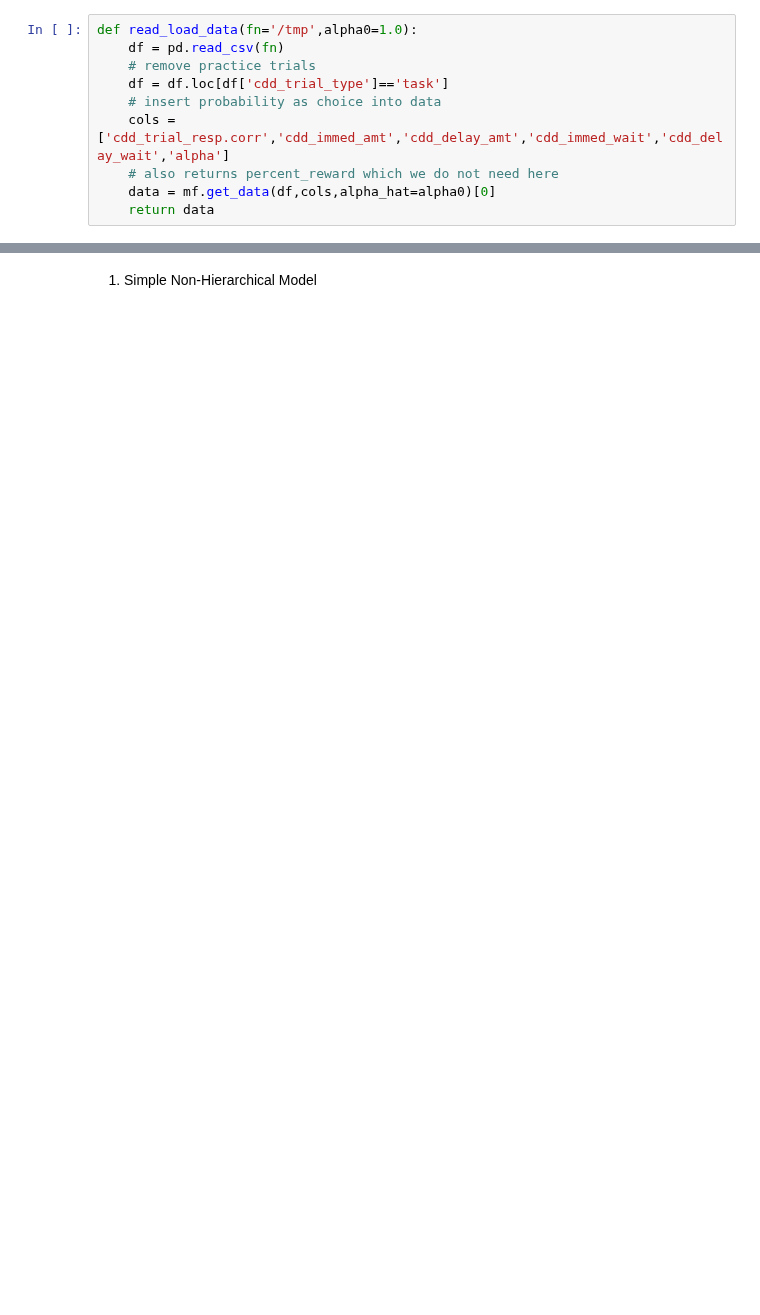
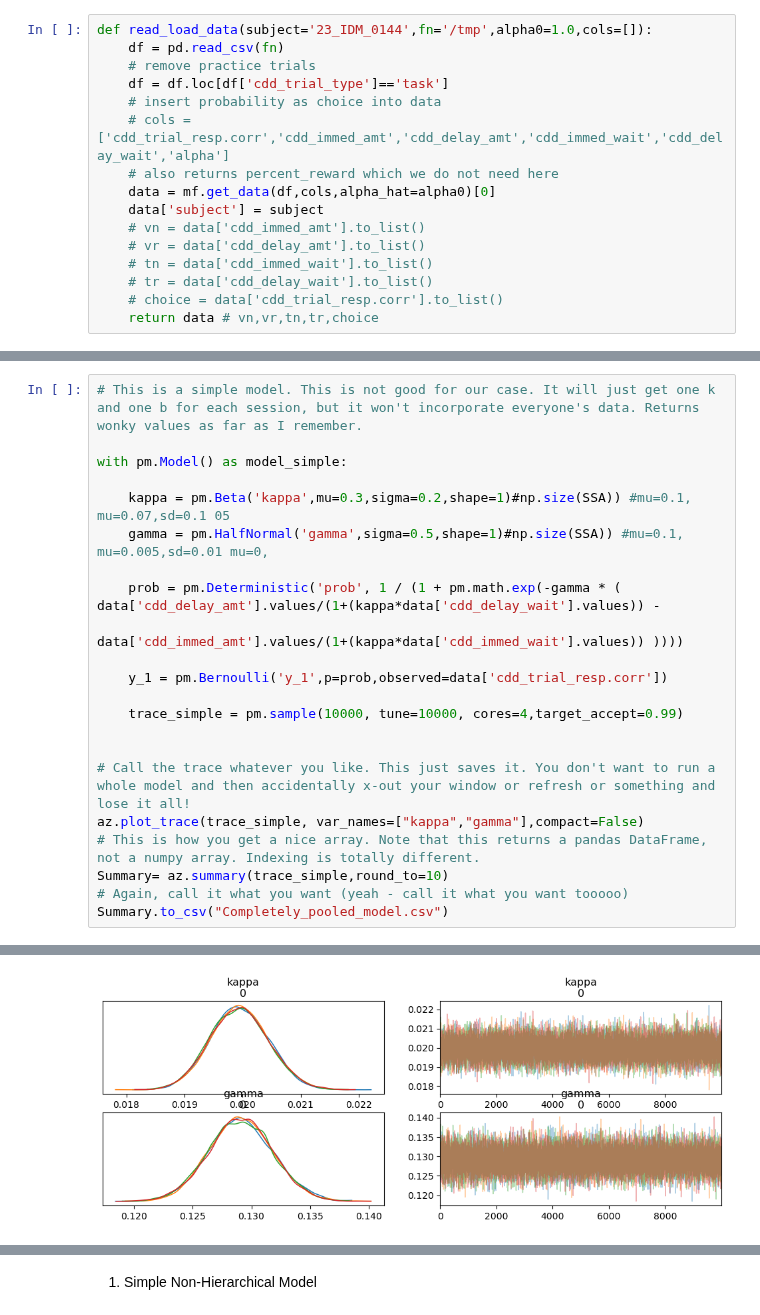
Before and after one commit to CDN-Lab/BH_model, a Jupyter notebook: BayesHigh_Modeling_rp.ipynb, the cells around one changed output, grey strips where cells are left out. Saved outputs shown, nothing was run; the diff lists cells and outputs as text; blank space fills up the shorter version.

Commit message:
running completely pooled model first to get prior for subject wise modeling

```diff
--- a/BayesHigh_Modeling_rp.ipynb
+++ b/BayesHigh_Modeling_rp.ipynb
@@ -33,10 +34,16 @@ from IDM_model.src import model_functions as mf
 # %%
-def read_load_data(fn='/tmp',alpha0=1.0):
+def read_load_data(subject='23_IDM_0144',fn='/tmp',alpha0=1.0,cols=[]):
     df = pd.read_csv(fn)
     # remove practice trials
     df = df.loc[df['cdd_trial_type']=='task']
     # insert probability as choice into data
-    cols = ['cdd_trial_resp.corr','cdd_immed_amt','cdd_delay_amt','cdd_immed_wait','cdd_delay_wait','alpha']
+    # cols = ['cdd_trial_resp.corr','cdd_immed_amt','cdd_delay_amt','cdd_immed_wait','cdd_delay_wait','alpha']
     # also returns percent_reward which we do not need here
     data = mf.get_data(df,cols,alpha_hat=alpha0)[0]
-    return data
+    data['subject'] = subject
+    # vn = data['cdd_immed_amt'].to_list()
+    # vr = data['cdd_delay_amt'].to_list()
+    # tn = data['cdd_immed_wait'].to_list()
+    # tr = data['cdd_delay_wait'].to_list()
+    # choice = data['cdd_trial_resp.corr'].to_list()
+    return data # vn,vr,tn,tr,choice
@@ -71,0 +111,23 @@ y_simple = data['cdd_trial_resp.corr'].values
+# %%
+# This is a simple model. This is not good for our case. It will just get one k and one b for each session, but it won't incorporate everyone's data. Returns wonky values as far as I remember.
+
+with pm.Model() as model_simple:
+
+    kappa = pm.Beta('kappa',mu=0.3,sigma=0.2,shape=1)#np.size(SSA)) #mu=0.1, mu=0.07,sd=0.1 05
+    gamma = pm.HalfNormal('gamma',sigma=0.5,shape=1)#np.size(SSA)) #mu=0.1, mu=0.005,sd=0.01 mu=0,
+
+    prob = pm.Deterministic('prob', 1 / (1 + pm.math.exp(-gamma * ( data['cdd_delay_amt'].values/(1+(kappa*data['cdd_delay_wait'].values)) -
+                                                                   data['cdd_immed_amt'].values/(1+(kappa*data['cdd_immed_wait'].values)) ))))
+
+    y_1 = pm.Bernoulli('y_1',p=prob,observed=data['cdd_trial_resp.corr'])
+
+    trace_simple = pm.sample(10000, tune=10000, cores=4,target_accept=0.99)
+
+
+# Call the trace whatever you like. This just saves it. You don't want to run a whole model and then accidentally x-out your window or refresh or something and lose it all!
+az.plot_trace(trace_simple, var_names=["kappa","gamma"],compact=False)
+# This is how you get a nice array. Note that this returns a pandas DataFrame, not a numpy array. Indexing is totally different.
+Summary= az.summary(trace_simple,round_to=10)
+# Again, call it what you want (yeah - call it what you want tooooo)
+Summary.to_csv("Completely_pooled_model.csv")
+# %% [output]
@@ -71,0 +140 @@ y_simple = data['cdd_trial_resp.corr'].values
+[figure, added]
```
Also changed, not shown: parts of 10 cells of this notebook.
